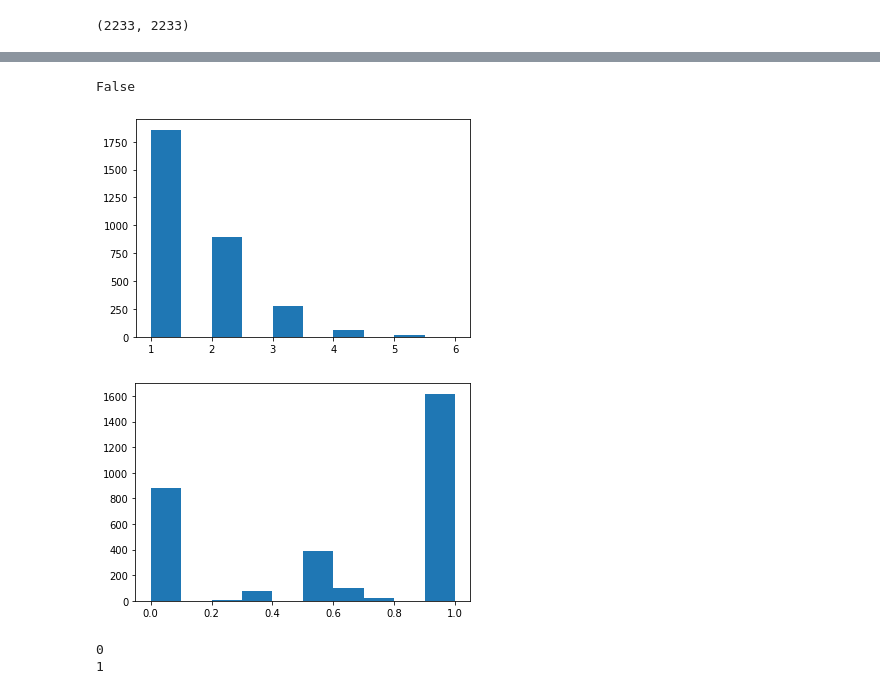
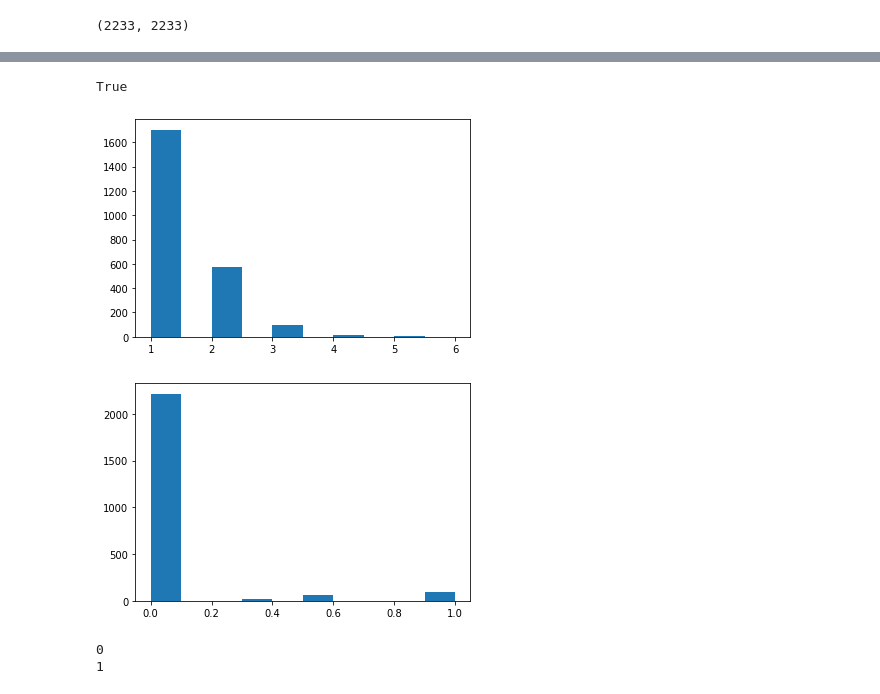
Before and after one commit to kolchinski/humanception-score, a Jupyter notebook: distances/Inception_experiment-BeGAN.ipynb, the cells around one changed output, grey strips where cells are left out. Saved outputs shown, nothing was run; the diff lists cells and outputs as text; code cells hidden in the pictures.

```diff
--- a/distances/Inception_experiment-BeGAN.ipynb
+++ b/distances/Inception_experiment-BeGAN.ipynb
@@ -301,6 +304,8 @@ with open('../all_gans_inf.csv') as f:
         dataset_name, img_name = split_name
 
         vote_index = 1 if row['correctness'] == row['realness'] else 0
+        if dataset_name == 'began5000' and row['realness'] == 'True': print(row)
+
         img_votes[dataset_name][img_name][vote_index] += 1
 
         dataset_counts[dataset_name] += 1
@@ -312,7 +337,7 @@ began_labeled_set = set(img_votes['began5000'].keys())
 began_processed_set = set([os.path.split(x)[-1] for x in began_filenames])
 # %%
 #Confirming we have features for the same images we have human labels for!
-began_labeled_set == began_processed_set
+began_processed_set.issubset(began_labeled_set)
 
 
 #len(progan_labeled_set), len(progan_processed_set)
@@ -320,21 +345,21 @@ began_labeled_set == began_processed_set
 #progan_processed_set.difference(progan_labeled_set)
 #os.path.split(progan_filenames[0])[-1]
 # %% [output]
-False
+True
 # %%
-num_votes = [x+y for x,y in img_votes['styleganceleba5000'].values()]
+num_votes = [x+y for x,y in img_votes['began5000'].values()]
 plt.hist(num_votes)
 plt.show()
 #Most images have 1 label, most others have 2, a few with 3 or 4
 #So logistic regression is a good model
 # %% [output]
-[figure, old version]
+[figure, new version]
 # %%
-vote_pct_correct = [y/(x+y) for x,y in img_votes['styleganceleba5000'].values()]
+vote_pct_correct = [y/(x+y) for x,y in img_votes['began5000'].values()]
 plt.hist(vote_pct_correct)
 plt.show()
 # %% [output]
-[figure, old version]
+[figure, new version]
 # %%
 L = len(began_distance_features[0])
 feats_by_layer = [[],[],[],[],[],[],[]]
```
Also changed, not shown: parts of 6 cells of this notebook, 1 other file.
